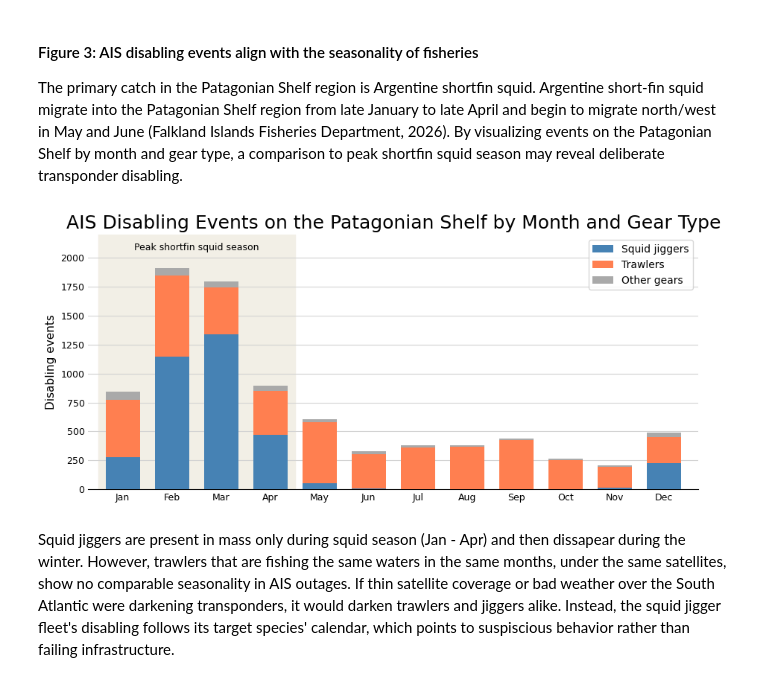
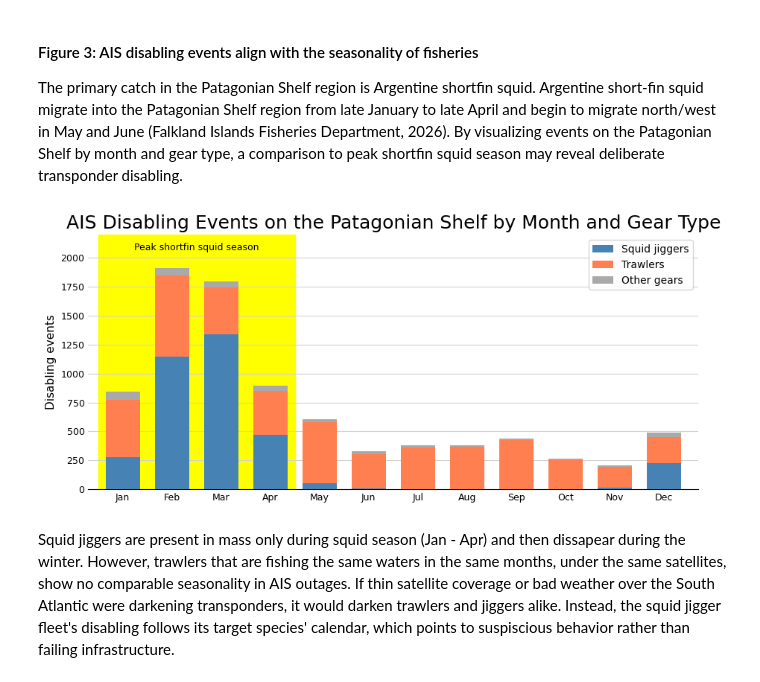
Before and after one commit to cmckean2018/Spotting-Potential-Illegal-Fishing-Activity-Using-AIS-Outage-Data, a Jupyter notebook: McKean_Data_Story.ipynb, the cells around one changed output. Cells and saved outputs as stored; diff of their text form; code cells hidden in the pictures.

```diff
--- a/McKean_Data_Story.ipynb
+++ b/McKean_Data_Story.ipynb
@@ -184,36 +186,36 @@ oth = ct.drop(columns=[c for c in ("squid_jigger", "trawlers") if c in ct],
 x = np.arange(12)
 fig, ax = plt.subplots(figsize=(9.2, 5.3))
 fig.subplots_adjust(left=0.085, right=0.975, top=0.78, bottom=0.135)
 
-ax.axvspan(*SEASON, color=SHADE, zorder=0)
+ax.axvspan(*SEASON,color='yellow', zorder=0)
 ax.bar(x, jig, width=0.7, color='steelblue',   zorder=3, label="Squid jiggers")
 ax.bar(x, tra, width=0.7, bottom=jig, color='coral', zorder=3, label="Trawlers")
 ax.bar(x, oth, width=0.7, bottom=jig+tra, color='darkgrey', zorder=3, label="Other gears")
 
 ax.text(np.mean(SEASON), YMAX * 0.97, "Peak shortfin squid season",
         ha="center", va="top", fontsize=9)
 
 ax.set_xticks(x)
 ax.set_xticklabels(MONTHS)
 ax.set_xlim(-0.7, 11.7)
 ax.set_ylim(0, YMAX)
 ax.set_ylabel("Disabling events", fontsize=11)
 
 
 ax.grid(axis="y", color='lightgrey', linewidth=0.8)
 ax.set_axisbelow(True)   # grid under the bars but still over the season shading
 ax.tick_params(axis="both", length=0, labelsize=9)
 for side in ("top", "right", "left"):
     ax.spines[side].set_visible(False)
 
 
 ax.legend()
 
 ax.set_title("AIS Disabling Events on the Patagonian Shelf by Month and Gear Type", fontsize=18)
-
+plt.savefig("figures/figure3_patagonia_seasonality_by_gear.png", dpi=200, facecolor="white")
 plt.show()
 # %% [output]
-[figure, old version]
+[figure, new version]
 # %% [markdown]
 Squid jiggers are present in mass only during squid season (Jan - Apr) and then dissapear during the winter. However, trawlers that are fishing the same waters in the same months, under the same satellites, show no comparable seasonality in AIS outages. If thin satellite coverage or bad weather over the South Atlantic were darkening transponders, it would darken trawlers and jiggers alike. Instead, the squid jigger fleet's disabling follows its target species' calendar, which points to suspiscious behavior rather than failing infrastructure.
 # %% [markdown]
```
Also changed, not shown: parts of 2 cells of this notebook.
